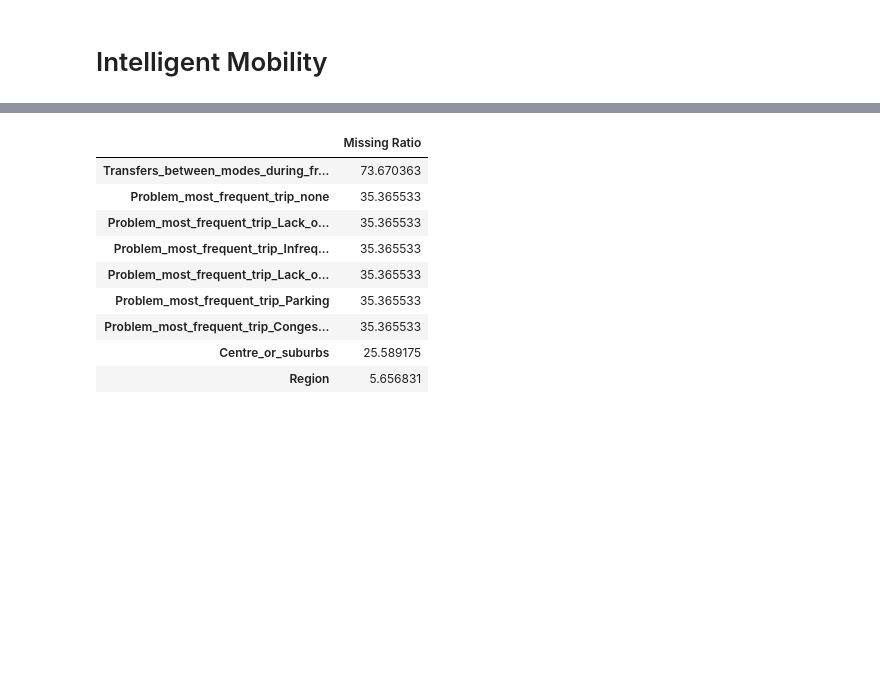
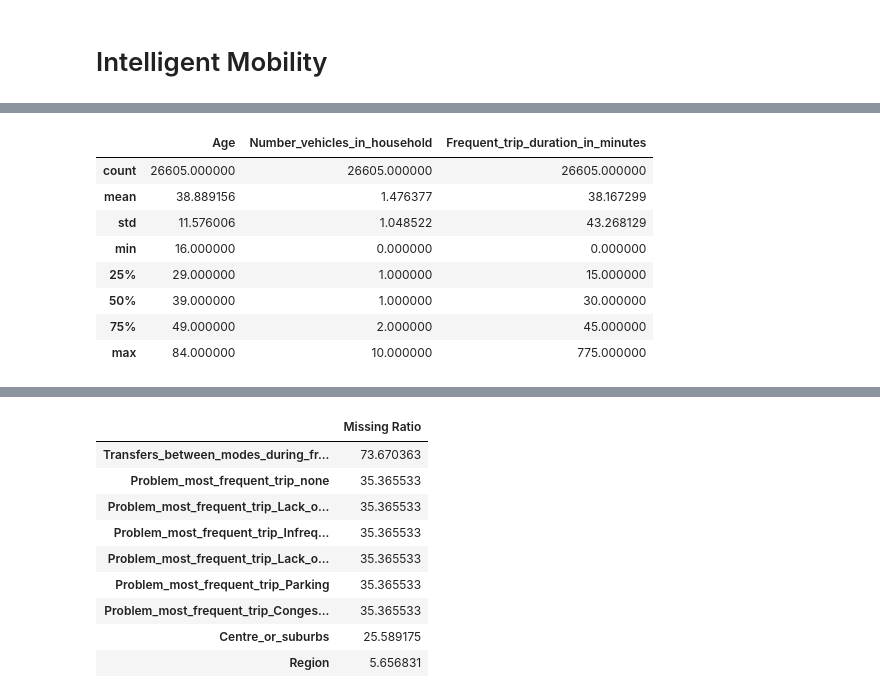
Before and after one commit to AndyHuang97/Intelligent-Mobility, a Jupyter notebook: Intelligent_Mobility.ipynb, the cells around one changed output, grey strips where cells are left out. Cells and saved outputs as stored; diff of their text form; code cells hidden in the pictures; blank space fills up the shorter version.

```diff
--- a/Intelligent_Mobility.ipynb
+++ b/Intelligent_Mobility.ipynb
@@ -30,0 +31,12 @@ df.head(2)
+# %%
+df.describe()
+# %% [output]
+|  | Age | Number_vehicles_in_household | Frequent_trip_duration_in_minutes |
+| count | 26605.000000 | 26605.000000 | 26605.000000 |
+| mean | 38.889156 | 1.476377 | 38.167299 |
+| std | 11.576006 | 1.048522 | 43.268129 |
+| min | 16.000000 | 0.000000 | 0.000000 |
+| 25% | 29.000000 | 1.000000 | 15.000000 |
+| 50% | 39.000000 | 1.000000 | 30.000000 |
+| 75% | 49.000000 | 2.000000 | 45.000000 |
+| max | 84.000000 | 10.000000 | 775.000000 |
```
Also changed, not shown: parts of 34 cells of this notebook, 1 other file.
